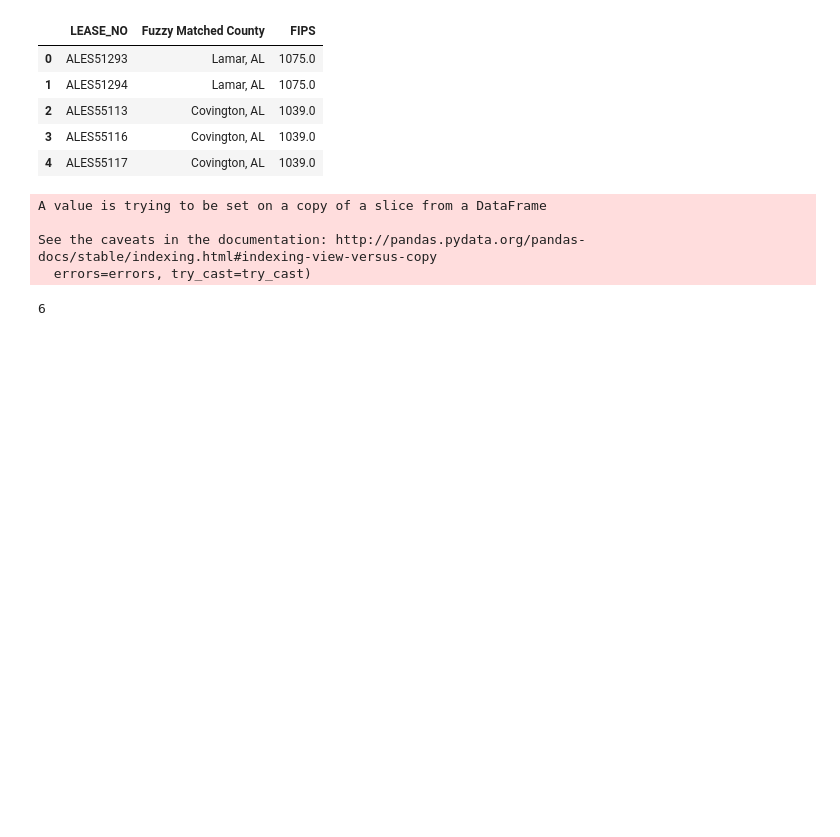
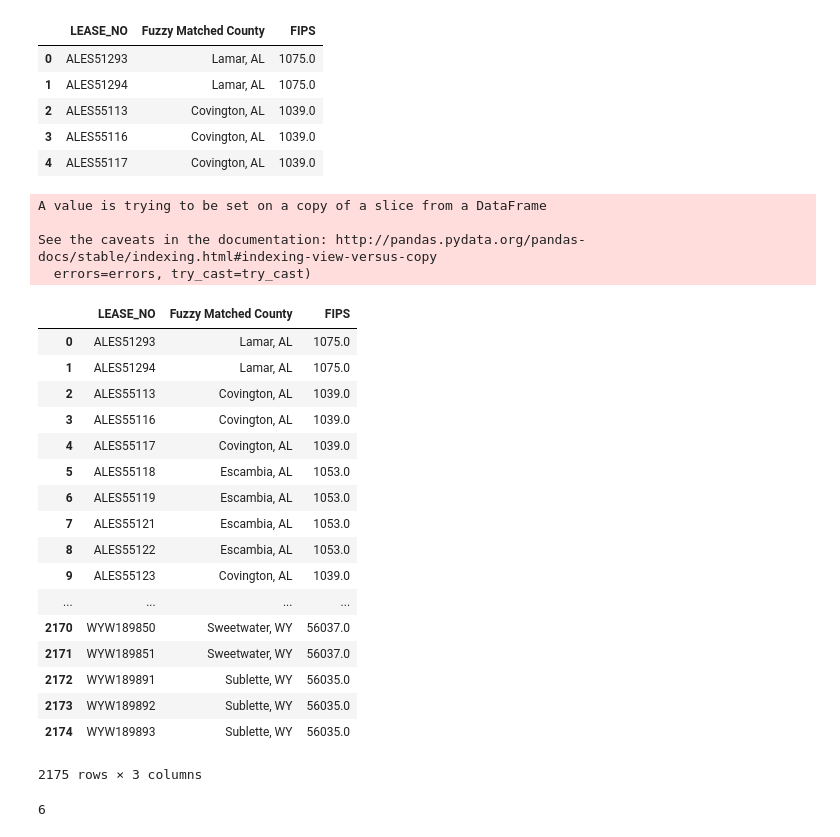
Before and after one commit to mishaun/Magnum-Lease-Dashboard, a Jupyter notebook: 1. Clean & Prep for Tableau - Database Lease Data, UScounties, Fuzzy Match, Load to DB.ipynb, the cells around one changed output. Drawn from its saved outputs; the diff is of its cells as text; code cells hidden in the pictures; blank space fills up the shorter version.

```diff
--- a/1. Clean & Prep for Tableau - Database Lease Data, UScounties, Fuzzy Match, Load to DB.ipynb
+++ b/1. Clean & Prep for Tableau - Database Lease Data, UScounties, Fuzzy Match, Load to DB.ipynb
@@ -437,6 +437,27 @@ A value is trying to be set on a copy of a slice from a DataFrame
 
 See the caveats in the documentation: http://pandas.pydata.org/pandas-docs/stable/indexing.html#indexing-view-versus-copy
   errors=errors, try_cast=try_cast)
+# %%
+official_counties
+# %% [output]
+|  | LEASE_NO | Fuzzy Matched County | FIPS |
+| 0 | ALES51293 | Lamar, AL | 1075.0 |
+| 1 | ALES51294 | Lamar, AL | 1075.0 |
+| 2 | ALES55113 | Covington, AL | 1039.0 |
+| 3 | ALES55116 | Covington, AL | 1039.0 |
+| 4 | ALES55117 | Covington, AL | 1039.0 |
+| 5 | ALES55118 | Escambia, AL | 1053.0 |
+| 6 | ALES55119 | Escambia, AL | 1053.0 |
+| 7 | ALES55121 | Escambia, AL | 1053.0 |
+| 8 | ALES55122 | Escambia, AL | 1053.0 |
+| 9 | ALES55123 | Covington, AL | 1039.0 |
+| ... | ... | ... | ... |
+| 2170 | WYW189850 | Sweetwater, WY | 56037.0 |
+| 2171 | WYW189851 | Sweetwater, WY | 56037.0 |
+| 2172 | WYW189891 | Sublette, WY | 56035.0 |
+| 2173 | WYW189892 | Sublette, WY | 56035.0 |
+| 2174 | WYW189893 | Sublette, WY | 56035.0 |
+2175 rows × 3 columns
 # %%
 createTablesql = '''
 CREATE TABLE official_counties(
```
Also changed, not shown: parts of 2 cells of this notebook, 3 other files.
